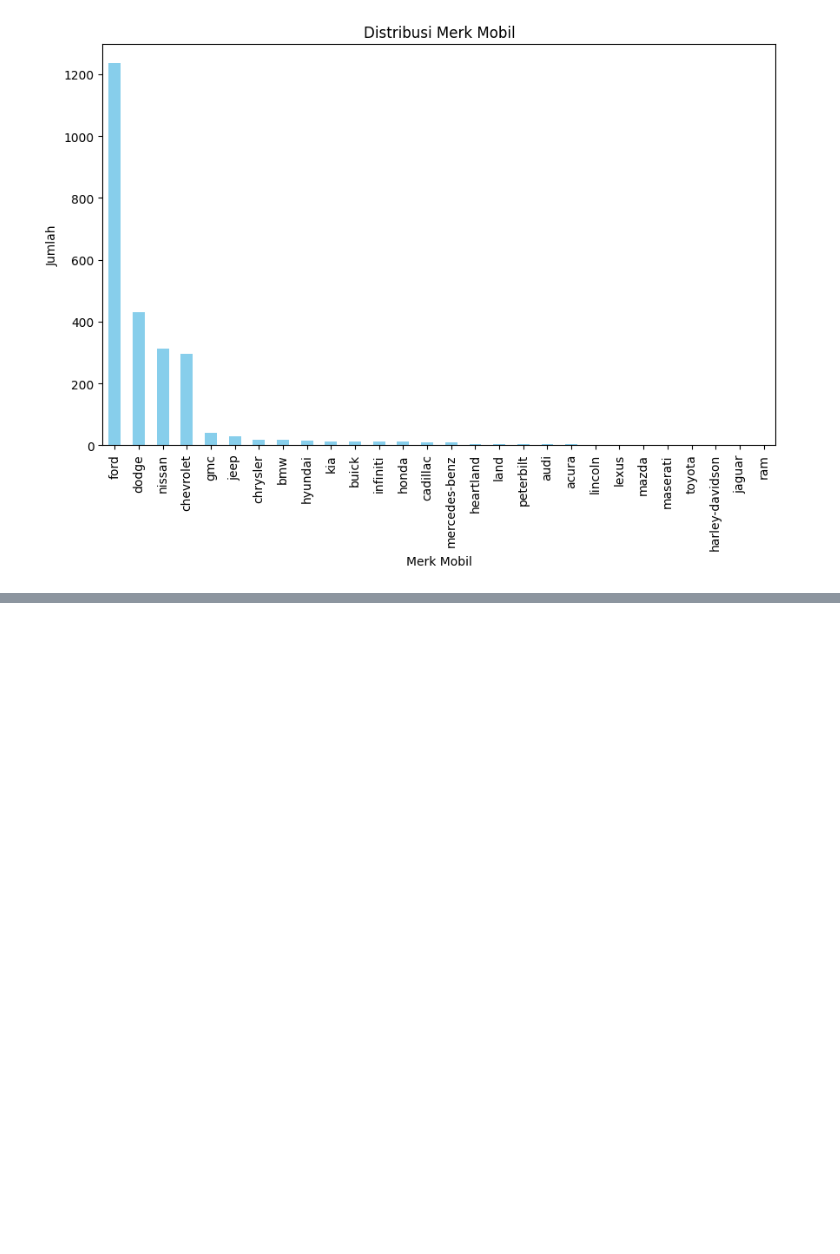
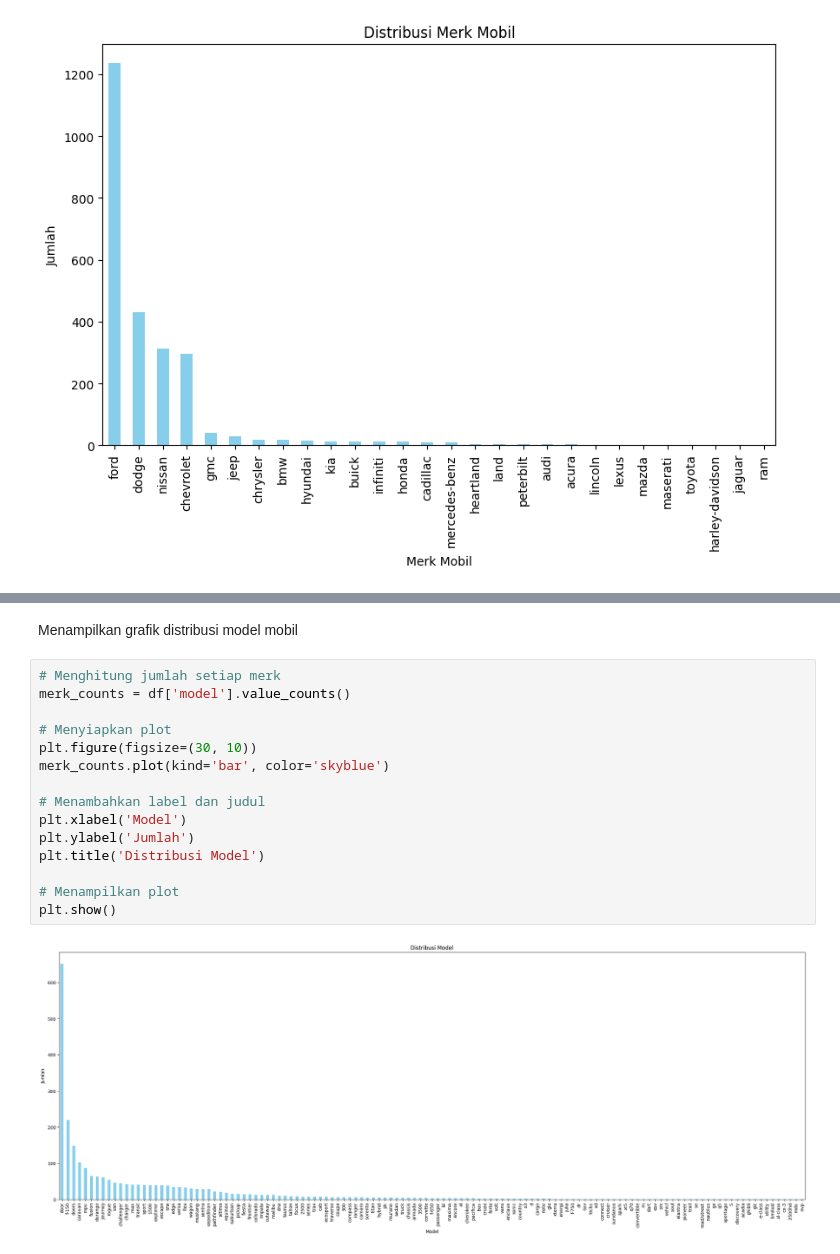
Before and after one commit to aldilbhaskoro/TugasKuliah, a Jupyter notebook: Tubes_Phyton.ipynb, the cells around one changed output, grey strips where cells are left out. Saved outputs shown, nothing was run; the diff lists cells and outputs as text; blank space fills up the shorter version.

```diff
--- a/Tubes_Phyton.ipynb
+++ b/Tubes_Phyton.ipynb
@@ -156,0 +194,19 @@ plt.show()
+# %% [markdown]
+Menampilkan grafik distribusi model mobil
+# %%
+# Menghitung jumlah setiap merk
+merk_counts = df['model'].value_counts()
+
+# Menyiapkan plot
+plt.figure(figsize=(30, 10))
+merk_counts.plot(kind='bar', color='skyblue')
+
+# Menambahkan label dan judul
+plt.xlabel('Model')
+plt.ylabel('Jumlah')
+plt.title('Distribusi Model')
+
+# Menampilkan plot
+plt.show()
+# %% [output]
+[figure, added]
```
Also changed, not shown: parts of 18 cells of this notebook.
